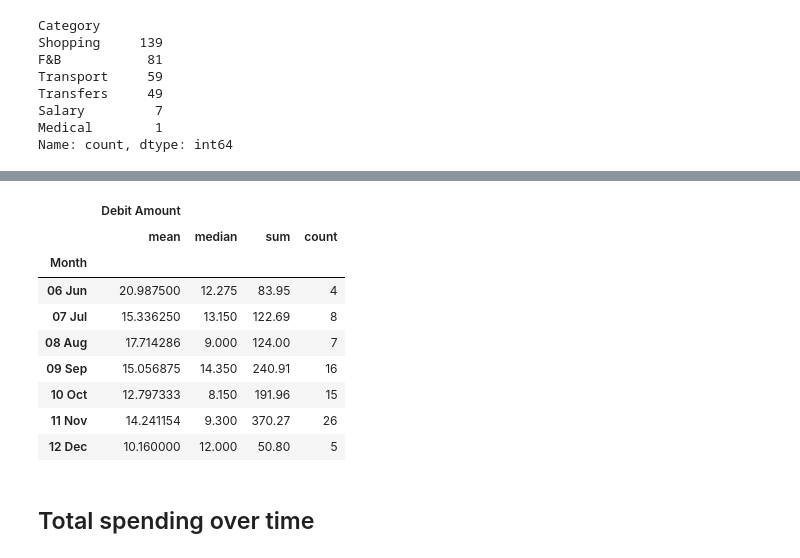
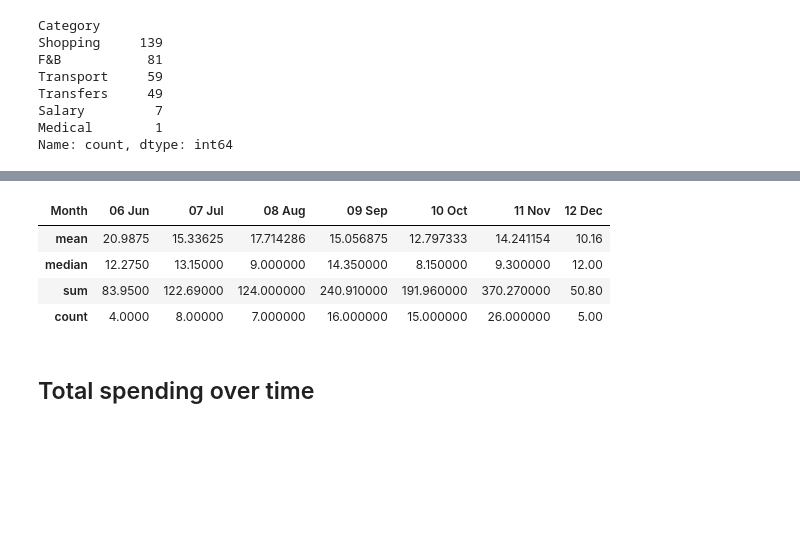
Before and after one commit to tisanyay/expensetracker, a Jupyter notebook: notebooks/eda.ipynb, the cells around one changed output, grey strips where cells are left out. Saved outputs shown, nothing was run; the diff lists cells and outputs as text; code cells hidden in the pictures; blank space fills up the shorter version.

```diff
--- a/notebooks/eda.ipynb
+++ b/notebooks/eda.ipynb
@@ -150,17 +152,14 @@ plot_catplot(transaction_history)
 # %%
 df = get_shopping_and_fb_categories(transaction_history[transaction_history["Category"]=="F&B"])
-df[['Month', 'Debit Amount']].groupby('Month').agg(['mean', 'median', 'sum', 'count'])
+df = df[['Month', 'Debit Amount']].groupby('Month').agg(['mean', 'median', 'sum', 'count'])
+df.columns = df.columns.droplevel()
+df.transpose()
 # %% [output]
-|  | Debit Amount |  |  |  |
-|  | mean | median | sum | count |
-| Month |  |  |  |  |
-| 06 Jun | 20.987500 | 12.275 | 83.95 | 4 |
-| 07 Jul | 15.336250 | 13.150 | 122.69 | 8 |
-| 08 Aug | 17.714286 | 9.000 | 124.00 | 7 |
-| 09 Sep | 15.056875 | 14.350 | 240.91 | 16 |
-| 10 Oct | 12.797333 | 8.150 | 191.96 | 15 |
-| 11 Nov | 14.241154 | 9.300 | 370.27 | 26 |
-| 12 Dec | 10.160000 | 12.000 | 50.80 | 5 |
+| Month | 06 Jun | 07 Jul | 08 Aug | 09 Sep | 10 Oct | 11 Nov | 12 Dec |
+| mean | 20.9875 | 15.33625 | 17.714286 | 15.056875 | 12.797333 | 14.241154 | 10.16 |
+| median | 12.2750 | 13.15000 | 9.000000 | 14.350000 | 8.150000 | 9.300000 | 12.00 |
+| sum | 83.9500 | 122.69000 | 124.000000 | 240.910000 | 191.960000 | 370.270000 | 50.80 |
+| count | 4.0000 | 8.00000 | 7.000000 | 16.000000 | 15.000000 | 26.000000 | 5.00 |
 # %% [markdown]
 ## Total spending over time
 # %%
```
Also changed, not shown: parts of 9 cells of this notebook, 8 other files.
